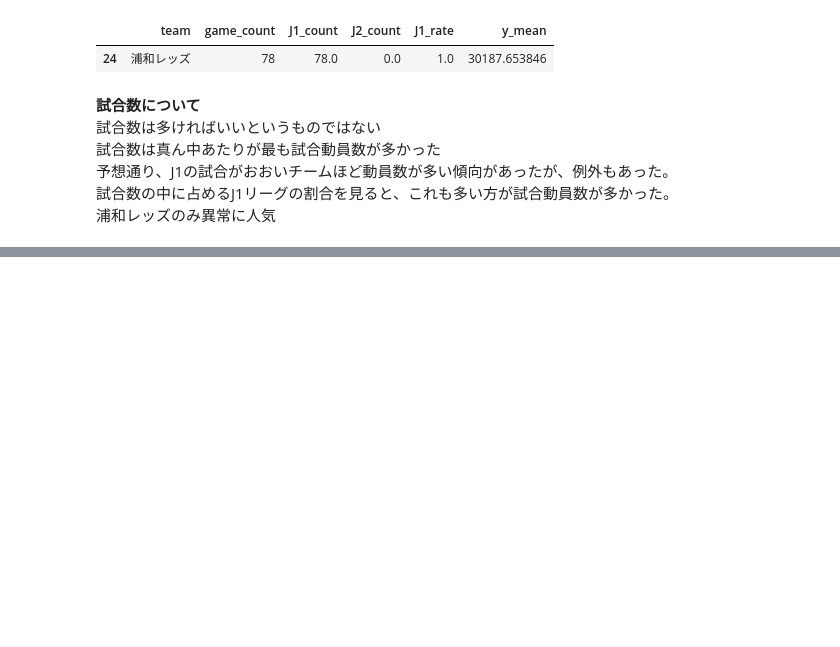
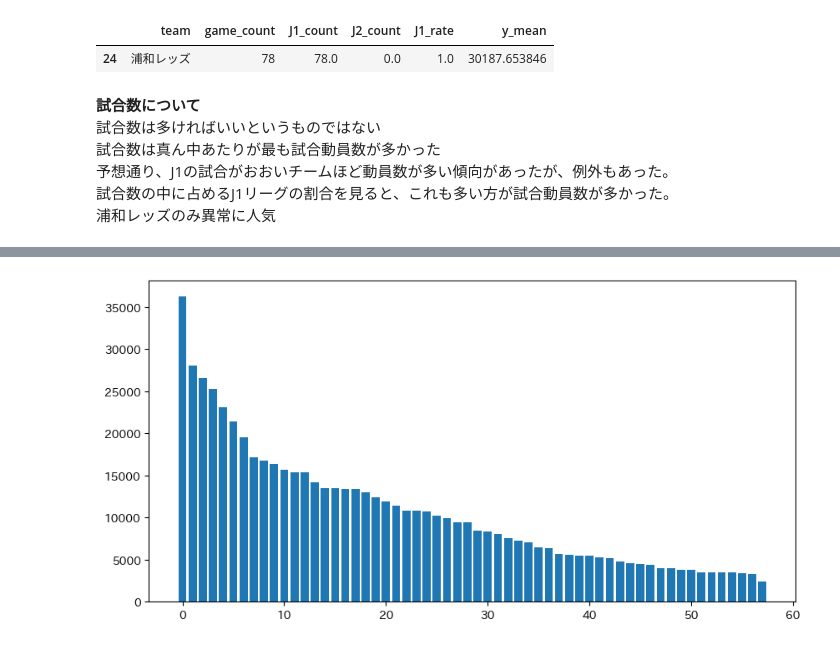
Before and after one commit to MAMMARU-class/UEC_3rd_datascience, a Jupyter notebook: 05_EDA.ipynb, the cells around one changed output, grey strips where cells are left out. Saved outputs shown, nothing was run; the diff lists cells and outputs as text; code cells hidden in the pictures; blank space fills up the shorter version.

```diff
--- a/05_EDA.ipynb
+++ b/05_EDA.ipynb
@@ -668,0 +712,4 @@ game_count[game_count["y_mean"] > 29000]
+# %%
+stadium_each = stadium_check.groupby("stadium").agg({"y": "mean"}).reset_index(drop=False)
+stadium_each = stadium_each.sort_values("y", ascending=False).reset_index(drop=True)
+stadium_each.head()
@@ -668,0 +723,14 @@ game_count[game_count["y_mean"] > 29000]
+# %%
+def add_weather(stadium_checck, stadium_each, weather):
+  stadium_weather = stadium_check[stadium_check["weather_cate"] == weather
+                                  ].groupby("stadium").agg({"y": "mean"}).rename(columns={"y": f"y_{weather}"})
+  return pd.merge(stadium_each, stadium_weather, how="left", on="stadium")
+# %%
+stadium_each = add_weather(stadium_check, stadium_each, "屋")
+stadium_each = add_weather(stadium_check, stadium_each, "晴")
+stadium_each = add_weather(stadium_check, stadium_each, "曇")
+stadium_each = add_weather(stadium_check, stadium_each, "雨")
+stadium_each = add_weather(stadium_check, stadium_each, "雪")
+# %%
+stadium_each = stadium_each.fillna(0)
+stadium_each.head()
@@ -668,0 +744,5 @@ game_count[game_count["y_mean"] > 29000]
+# %%
+plt.bar(stadium_each.index, stadium_each["y"])
+plt.show()
+# %% [output]
+[figure, added]
```
Also changed, not shown: parts of 12 cells of this notebook.
